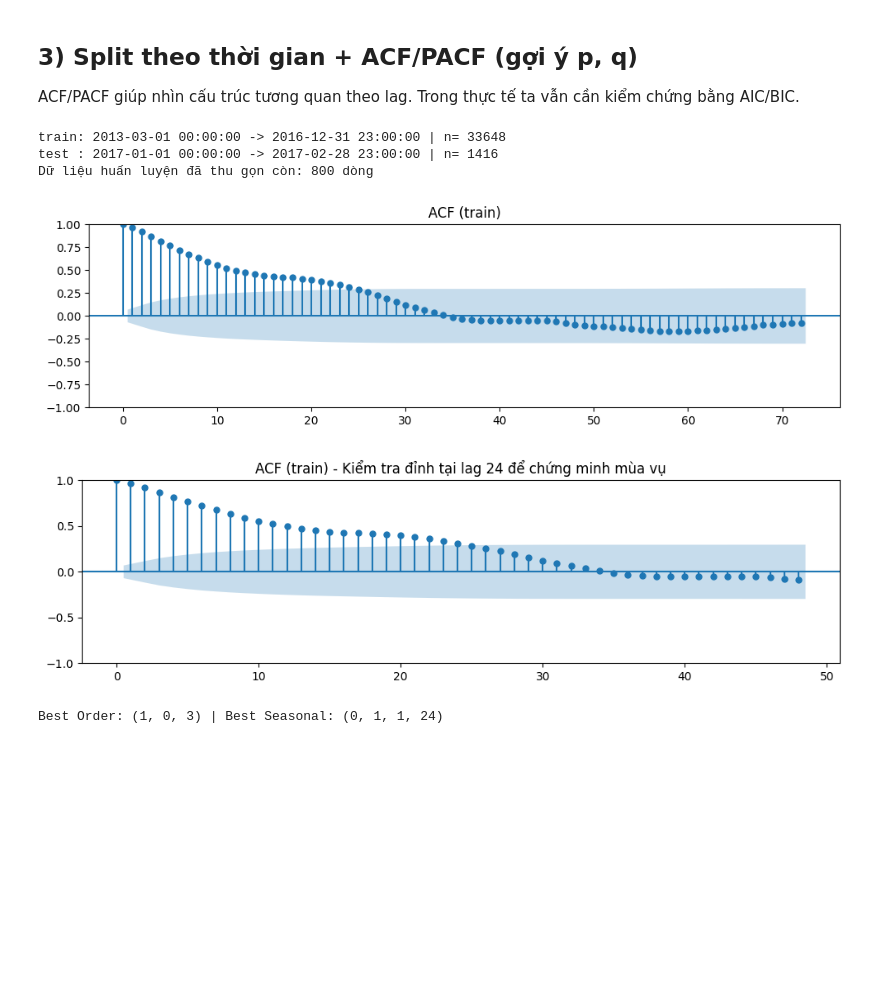
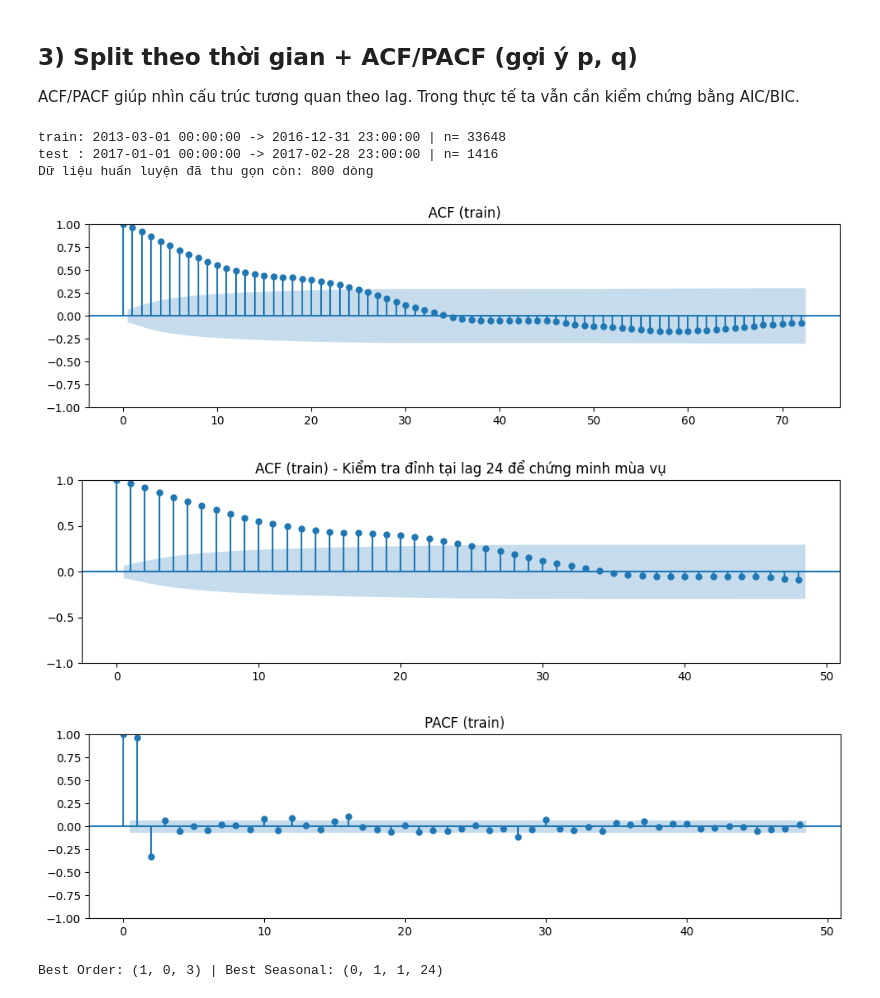
Before and after one commit to dyqiuka/air_quality_timeseries, a Jupyter notebook: notebooks/runs/arima_forecasting_run.ipynb, the cells around one changed output. Cells and saved outputs as stored; diff of their text form; code cells hidden in the pictures; blank space fills up the shorter version.

```diff
--- a/notebooks/runs/arima_forecasting_run.ipynb
+++ b/notebooks/runs/arima_forecasting_run.ipynb
@@ -153,27 +153,35 @@ Trong thực tế ta vẫn cần kiểm chứng bằng AIC/BIC.
 # %%
 train, test = train_test_split_series(s, cutoff=CUTOFF)
 print('train:', train.index.min(), '->', train.index.max(), '| n=', len(train))
 print('test :', test.index.min(), '->', test.index.max(), '| n=', len(test))
 train = train.tail(800)
 print(f"Dữ liệu huấn luyện đã thu gọn còn: {len(train)} dòng")
 x = train.dropna()
 plt.figure(figsize=(10,3))
 plot_acf(x, lags=72, ax=plt.gca())  # 3 days
 plt.title('ACF (train)')
 plt.tight_layout()
 plt.show()
 
 plt.figure(figsize=(10,3))
 plot_acf(x, lags=48, ax=plt.gca()) # Vẽ ít nhất 48 hoặc 72 lag để thấy đỉnh tại 24, 48
 plt.title('ACF (train) - Kiểm tra đỉnh tại lag 24 để chứng minh mùa vụ')
 plt.tight_layout()
 plt.show()
+from statsmodels.graphics.tsaplots import plot_pacf
+
+plt.figure(figsize=(10,3))
+plot_pacf(x, lags=48, ax=plt.gca())
+plt.title('PACF (train)')
+plt.tight_layout()
+plt.show()
 # %% [output]
 train: 2013-03-01 00:00:00 -> 2016-12-31 23:00:00 | n= 33648
 test : 2017-01-01 00:00:00 -> 2017-02-28 23:00:00 | n= 1416
 Dữ liệu huấn luyện đã thu gọn còn: 800 dòng
 [figure]
 [figure]
+[figure, added]
 # %%
 # Gọi Grid Search SARIMA mới từ thư viện
 gs = grid_search_sarima_order(
```
Also changed, not shown: parts of 2 cells of this notebook, 6 other files.
